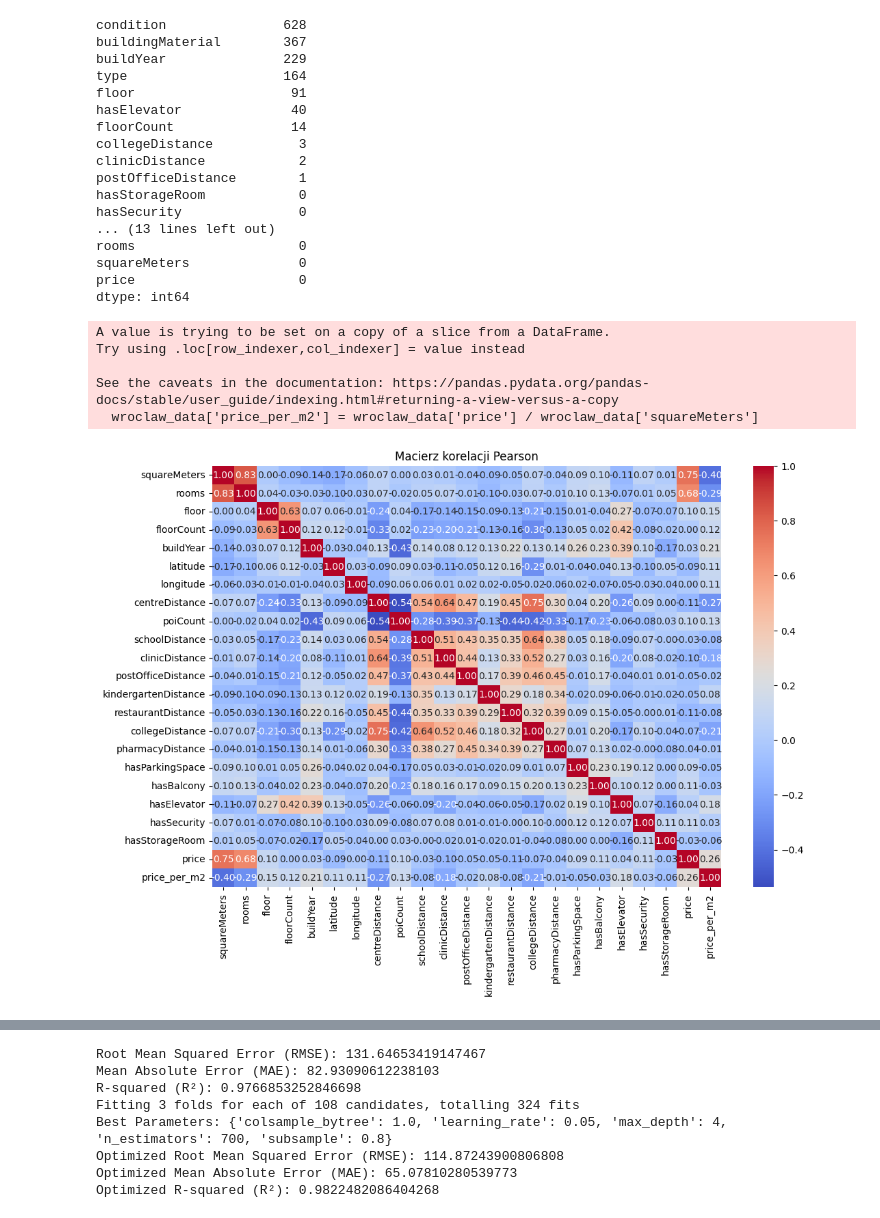
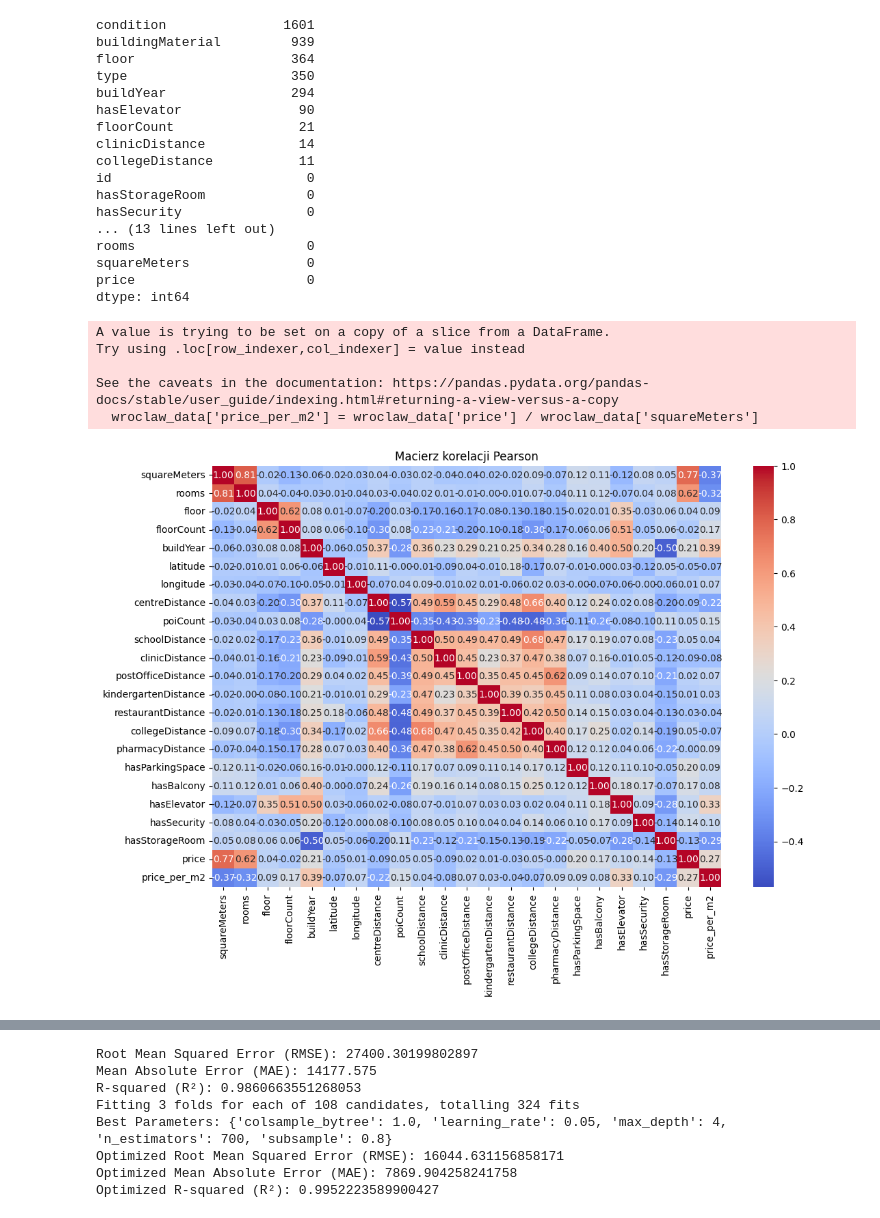
Before and after one commit to kvba1/Remote-Work-Mental-Health, a Jupyter notebook: housepriceanal.ipynb, the cells around one changed output, grey strips where cells are left out. Cells and saved outputs as stored; diff of their text form; code cells hidden in the pictures.

```diff
--- a/housepriceanal.ipynb
+++ b/housepriceanal.ipynb
@@ -8,7 +8,7 @@ from sklearn.model_selection import GridSearchCV
 import matplotlib.pyplot as plt
 import seaborn as sns
 
-file_path = 'apartments_rent_pl_2024_06.csv'
+file_path = 'apartments_pl_2024_06.csv'
 data = pd.read_csv(file_path)
 
 wroclaw_data = data[data['city'].str.lower() == 'wroclaw']
@@ -132,24 +132,24 @@ price                     0
 dtype: int64
-condition               628
-buildingMaterial        367
-buildYear               229
-type                    164
-floor                    91
-hasElevator              40
-floorCount               14
-collegeDistance           3
-clinicDistance            2
-postOfficeDistance        1
-hasStorageRoom            0
-hasSecurity               0
+condition               1601
+buildingMaterial         939
+floor                    364
+type                     350
+buildYear                294
+hasElevator               90
+floorCount                21
+clinicDistance            14
+collegeDistance           11
+id                         0
+hasStorageRoom             0
+hasSecurity                0
 ... (13 lines left out)
-rooms                     0
-squareMeters              0
-price                     0
+rooms                      0
+squareMeters               0
+price                      0
 dtype: int64
 A value is trying to be set on a copy of a slice from a DataFrame.
 Try using .loc[row_indexer,col_indexer] = value instead
 
 See the caveats in the documentation: https://pandas.pydata.org/pandas-docs/stable/user_guide/indexing.html#returning-a-view-versus-a-copy
   wroclaw_data['price_per_m2'] = wroclaw_data['price'] / wroclaw_data['squareMeters']
-[figure, old version]
+[figure, new version]
@@ -157,8 +157,8 @@ See the caveats in the documentation: https://pandas.pydata.org/pandas-docs/stab
-Root Mean Squared Error (RMSE): 131.64653419147467
-Mean Absolute Error (MAE): 82.93090612238103
-R-squared (R²): 0.9766853252846698
+Root Mean Squared Error (RMSE): 27400.30199802897
+Mean Absolute Error (MAE): 14177.575
+R-squared (R²): 0.9860663551268053
 Fitting 3 folds for each of 108 candidates, totalling 324 fits
 Best Parameters: {'colsample_bytree': 1.0, 'learning_rate': 0.05, 'max_depth': 4, 'n_estimators': 700, 'subsample': 0.8}
-Optimized Root Mean Squared Error (RMSE): 114.87243900806808
-Optimized Mean Absolute Error (MAE): 65.07810280539773
-Optimized R-squared (R²): 0.9822482086404268
+Optimized Root Mean Squared Error (RMSE): 16044.631156858171
+Optimized Mean Absolute Error (MAE): 7869.904258241758
+Optimized R-squared (R²): 0.9952223589900427
```
Also changed, not shown: parts of 1 cell of this notebook, 1 other file.
